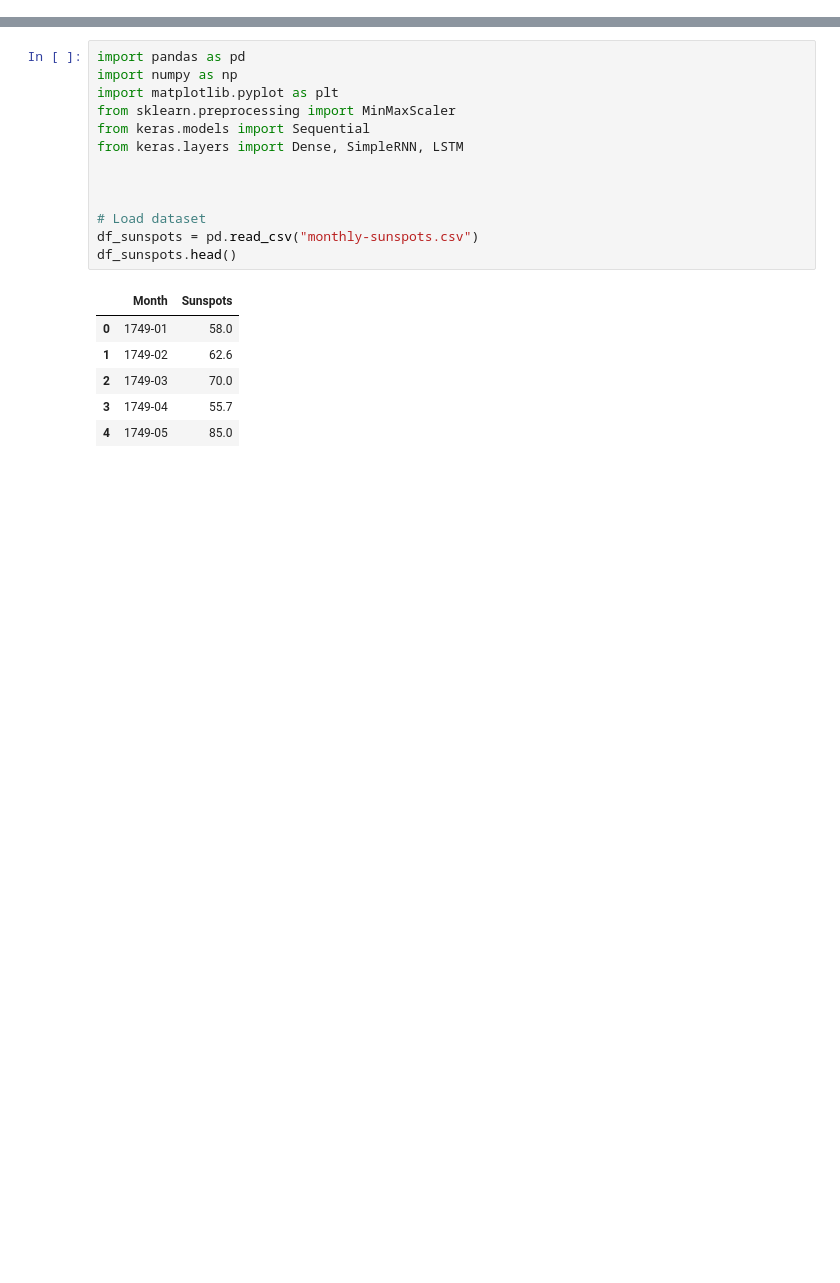
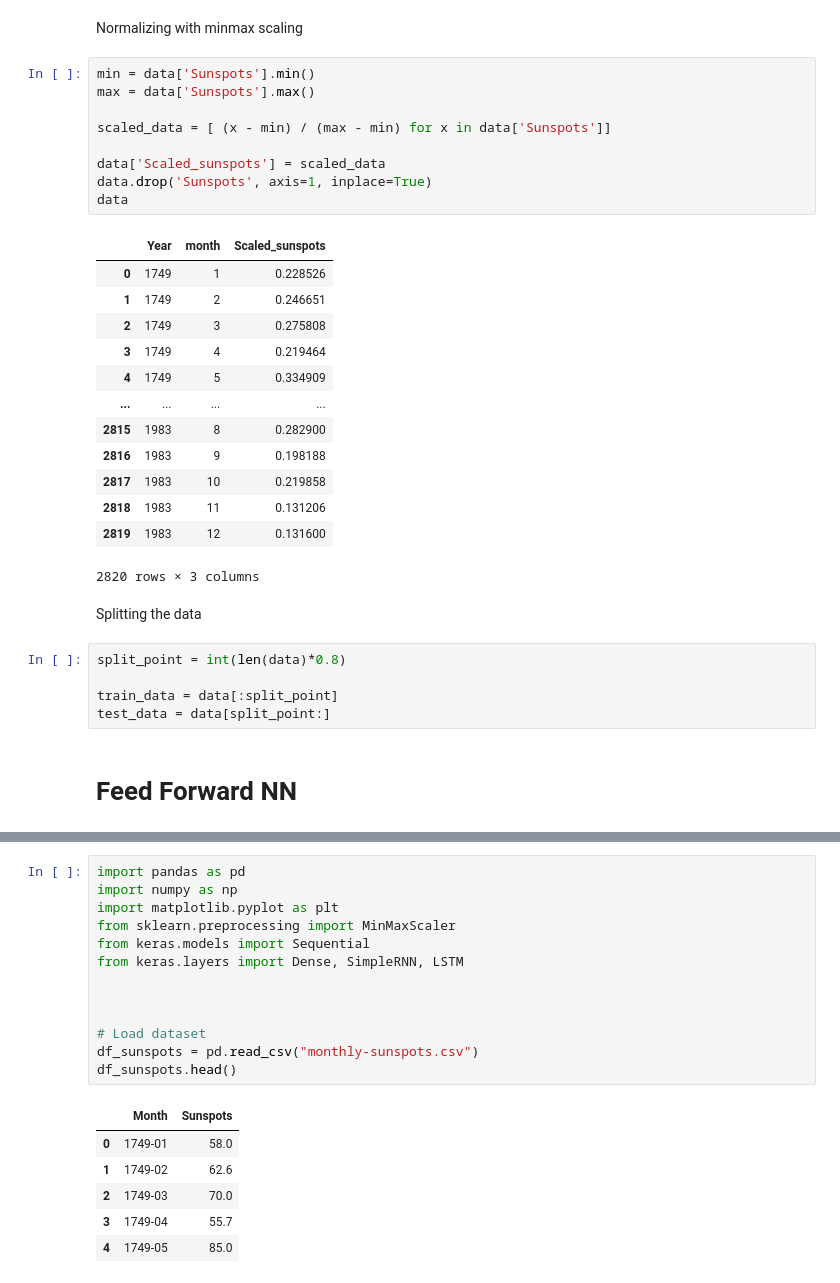
Before and after one commit to guzmanalejandra/DeepLearning-lab3, a Jupyter notebook: main.ipynb, the cells around one changed output, grey strips where cells are left out. Saved outputs shown, nothing was run; the diff lists cells and outputs as text; blank space fills up the shorter version.

```diff
--- a/main.ipynb
+++ b/main.ipynb
@@ -5,0 +49,34 @@ Jorge Caballeros 20009
+# %% [markdown]
+Normalizing with minmax scaling
+# %%
+min = data['Sunspots'].min()
+max = data['Sunspots'].max()
+
+scaled_data = [ (x - min) / (max - min) for x in data['Sunspots']]
+
+data['Scaled_sunspots'] = scaled_data
+data.drop('Sunspots', axis=1, inplace=True)
+data
+# %% [output]
+|  | Year | month | Scaled_sunspots |
+| 0 | 1749 | 1 | 0.228526 |
+| 1 | 1749 | 2 | 0.246651 |
+| 2 | 1749 | 3 | 0.275808 |
+| 3 | 1749 | 4 | 0.219464 |
+| 4 | 1749 | 5 | 0.334909 |
+| ... | ... | ... | ... |
+| 2815 | 1983 | 8 | 0.282900 |
+| 2816 | 1983 | 9 | 0.198188 |
+| 2817 | 1983 | 10 | 0.219858 |
+| 2818 | 1983 | 11 | 0.131206 |
+| 2819 | 1983 | 12 | 0.131600 |
+2820 rows × 3 columns
+# %% [markdown]
+Splitting the data
+# %%
+split_point = int(len(data)*0.8)
+
+train_data = data[:split_point]
+test_data = data[split_point:]
+# %% [markdown]
+# Feed Forward NN
```
Also changed, not shown: parts of 13 cells of this notebook.
